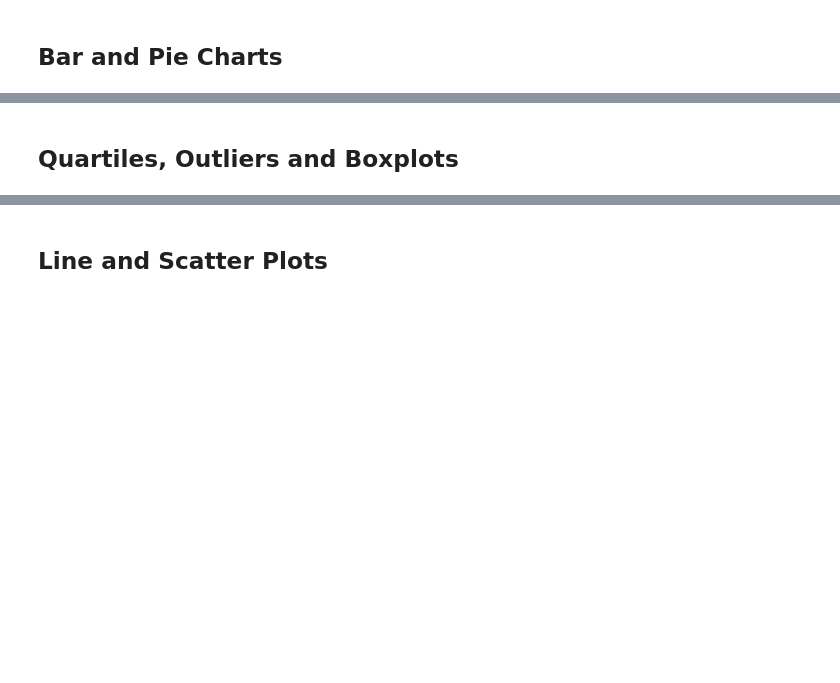
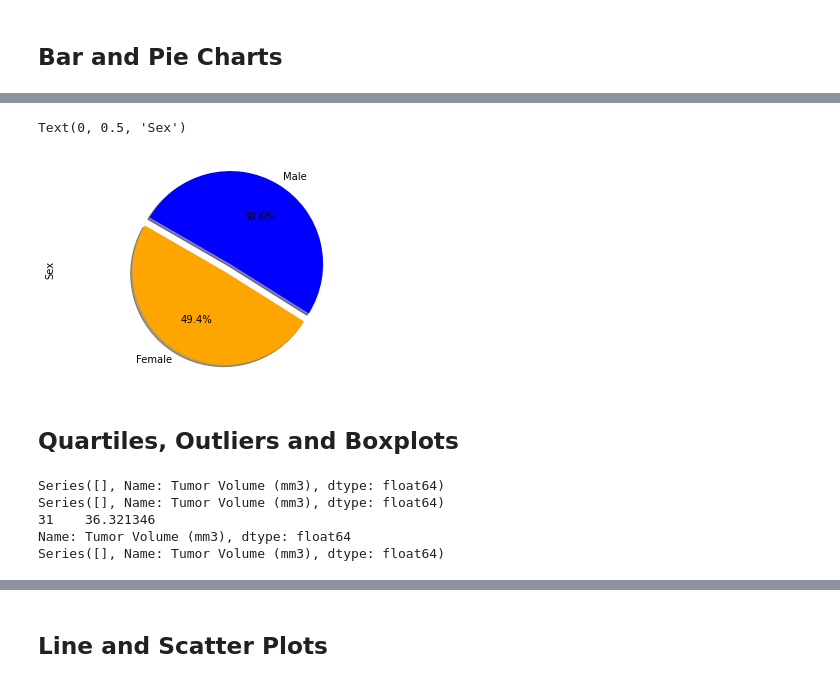
Before and after one commit to Emeyer79/pyPharm-Challenge, a Jupyter notebook: pymaceuticals_starter.ipynb, the cells around one changed output, grey strips where cells are left out. Cells and saved outputs as stored; diff of their text form; code cells hidden in the pictures; blank space fills up the shorter version.

```diff
--- a/pymaceuticals_starter.ipynb
+++ b/pymaceuticals_starter.ipynb
@@ -84,3 +199,27 @@ m_dups["Mouse ID"].count()
+# %%
+# Generate a pie plot showing the distribution of female versus male mice using pyplot
+
+# Create Labels for the sections of the pie
+labels = ["Female","Male"]
+
+#List the values of each section of the pie chart
+sizes = [49.392499,50.607501]
+
+#Set colors for each section of the pie
+colors = ['orange', 'blue']
+
+#Determoine which section of the circle to detach
+explode = (0.1, 0)
+
+#Create the pie chart based upon the values
+plt.pie(sizes, explode=explode, labels=labels, colors=colors, autopct="%1.1f%%", shadow=True, startangle=150)
+
+#Set equal axis
+plt.axis("equal")
+plt.ylabel("Sex")
+# %% [output]
+Text(0, 0.5, 'Sex')
+[figure, added]
 # %% [markdown]
 ## Quartiles, Outliers and Boxplots
 # %%
@@ -88,6 +227,36 @@ m_dups["Mouse ID"].count()
 # Capomulin, Ramicane, Infubinol, and Ceftamin
 
 # Start by getting the last (greatest) timepoint for each mouse
+mouse_df = merge_df.groupby(["Mouse ID"]).max()
+
+# Merge this group df with the original dataframe to get the tumor volume at the last timepoint
+mouse_reset = mouse_df.reset_index()
+
+merged_data = mouse_reset[['Mouse ID','Timepoint']].\
+    merge(merge_df,on=['Mouse ID','Timepoint'],how="left")
 
 
-# Merge this group df with the original dataframe to get the tumor volume at the last timepoint
+def get_outliers(regimen):
+    regimen_data = merged_data.loc[merged_data["Drug Regimen"] == regimen]['Tumor Volume (mm3)']
+
+    quartiles = regimen_data.quantile([.25,.5,.75])
+    quart_first = quartiles[0.25]
+    quart_last = quartiles[0.75]
+    quart_range = quart_last - quart_first
+    lower_bound = quart_first - (1.5 * quart_range)
+    upper_bound = quart_last + (1.5 * quart_range)
+
+    outliers = regimen_data.loc[(regimen_data < lower_bound) | (regimen_data > upper_bound)]
+    print(outliers)
+    return regimen_data
+
+cap = get_outliers("Capomulin")
+ram = get_outliers("Ramicane")
+inf = get_outliers("Infubinol")
+ceft = get_outliers("Ceftamin")
+# %% [output]
+Series([], Name: Tumor Volume (mm3), dtype: float64)
+Series([], Name: Tumor Volume (mm3), dtype: float64)
+31    36.321346
+Name: Tumor Volume (mm3), dtype: float64
+Series([], Name: Tumor Volume (mm3), dtype: float64)
```
Also changed, not shown: parts of 23 cells of this notebook.
